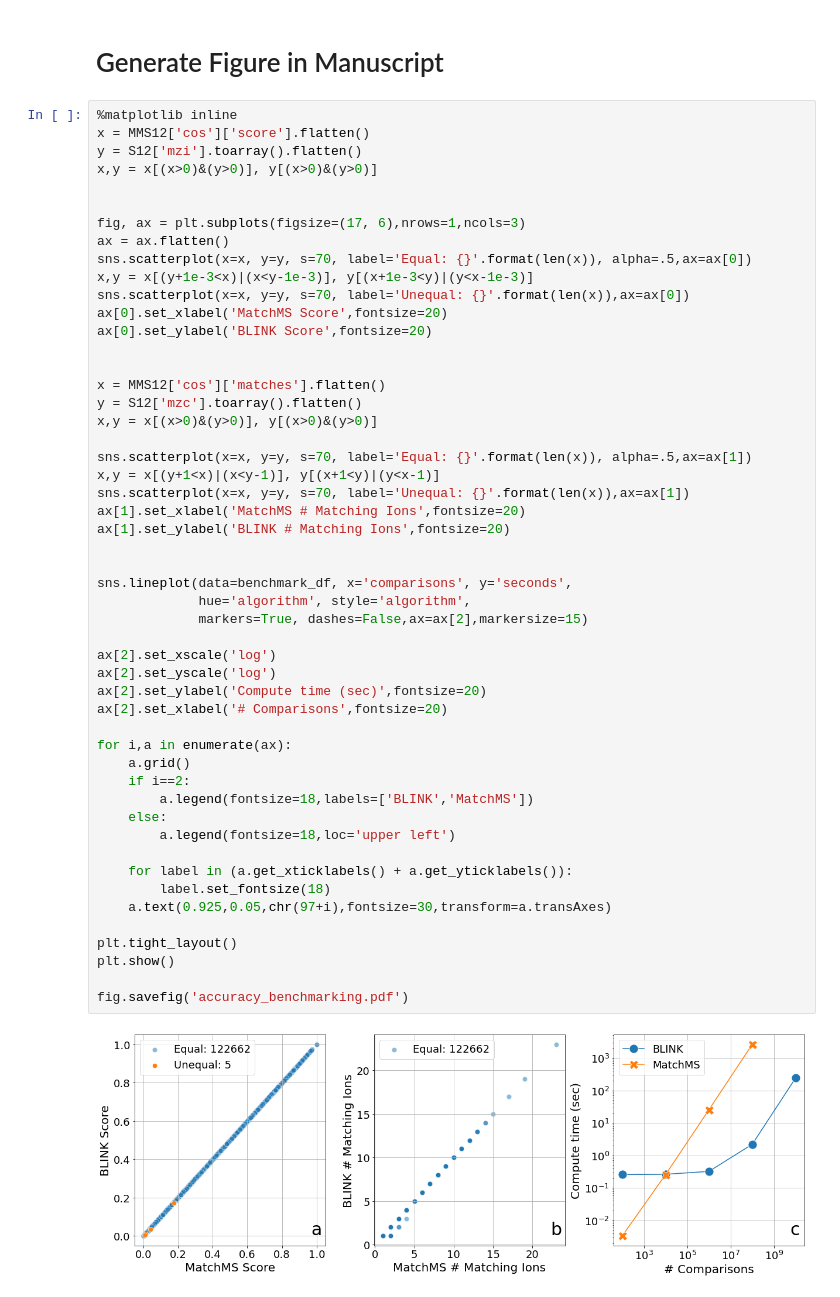
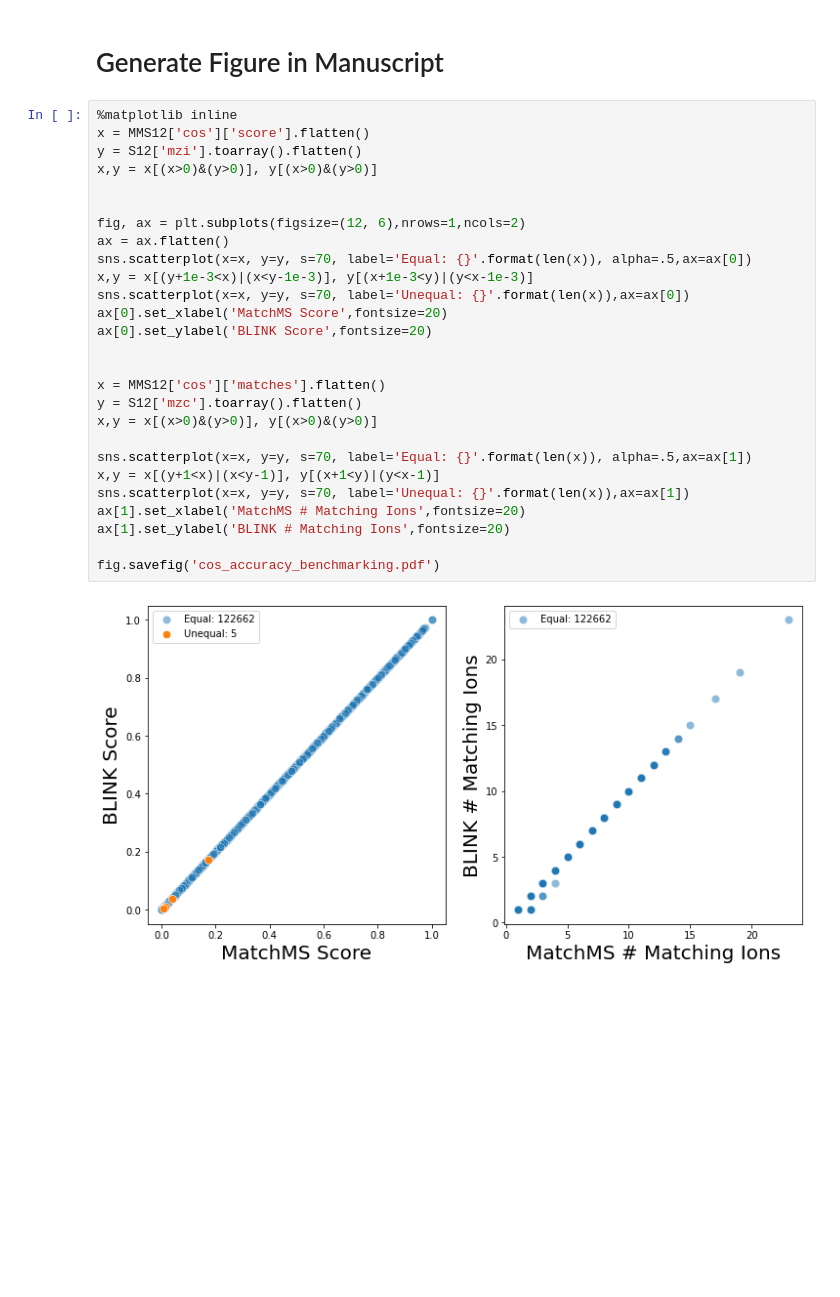
Before and after one commit to biorack/blink, a Jupyter notebook: example/blink-example.ipynb, the cells around one changed output. Cells and saved outputs as stored; diff of their text form; blank space fills up the shorter version.

```diff
--- a/example/blink-example.ipynb
+++ b/example/blink-example.ipynb
@@ -72,53 +68,29 @@ benchmark_df = pd.read_csv('./blink_benchmark.csv').groupby(['comparisons', 'alg
 # %%
 %matplotlib inline
 x = MMS12['cos']['score'].flatten()
 y = S12['mzi'].toarray().flatten()
 x,y = x[(x>0)&(y>0)], y[(x>0)&(y>0)]
 
 
-fig, ax = plt.subplots(figsize=(17, 6),nrows=1,ncols=3)
+fig, ax = plt.subplots(figsize=(12, 6),nrows=1,ncols=2)
 ax = ax.flatten()
 sns.scatterplot(x=x, y=y, s=70, label='Equal: {}'.format(len(x)), alpha=.5,ax=ax[0])
 x,y = x[(y+1e-3<x)|(x<y-1e-3)], y[(x+1e-3<y)|(y<x-1e-3)]
 sns.scatterplot(x=x, y=y, s=70, label='Unequal: {}'.format(len(x)),ax=ax[0])
 ax[0].set_xlabel('MatchMS Score',fontsize=20)
 ax[0].set_ylabel('BLINK Score',fontsize=20)
 
 
 x = MMS12['cos']['matches'].flatten()
 y = S12['mzc'].toarray().flatten()
 x,y = x[(x>0)&(y>0)], y[(x>0)&(y>0)]
 
 sns.scatterplot(x=x, y=y, s=70, label='Equal: {}'.format(len(x)), alpha=.5,ax=ax[1])
 x,y = x[(y+1<x)|(x<y-1)], y[(x+1<y)|(y<x-1)]
 sns.scatterplot(x=x, y=y, s=70, label='Unequal: {}'.format(len(x)),ax=ax[1])
 ax[1].set_xlabel('MatchMS # Matching Ions',fontsize=20)
 ax[1].set_ylabel('BLINK # Matching Ions',fontsize=20)
 
-
-sns.lineplot(data=benchmark_df, x='comparisons', y='seconds',
-             hue='algorithm', style='algorithm',
-             markers=True, dashes=False,ax=ax[2],markersize=15)
-
-ax[2].set_xscale('log')
-ax[2].set_yscale('log')
-ax[2].set_ylabel('Compute time (sec)',fontsize=20)
-ax[2].set_xlabel('# Comparisons',fontsize=20)
-
-for i,a in enumerate(ax):
-    a.grid()
-    if i==2:
-        a.legend(fontsize=18,labels=['BLINK','MatchMS'])
-    else:
-        a.legend(fontsize=18,loc='upper left')
-
-    for label in (a.get_xticklabels() + a.get_yticklabels()):
-        label.set_fontsize(18)
-    a.text(0.925,0.05,chr(97+i),fontsize=30,transform=a.transAxes)
-
-plt.tight_layout()
-plt.show()
-
-fig.savefig('accuracy_benchmarking.pdf')
+fig.savefig('cos_accuracy_benchmarking.pdf')
 # %% [output]
-[figure, old version]
+[figure, new version]
```
Also changed, not shown: parts of 9 cells of this notebook.
